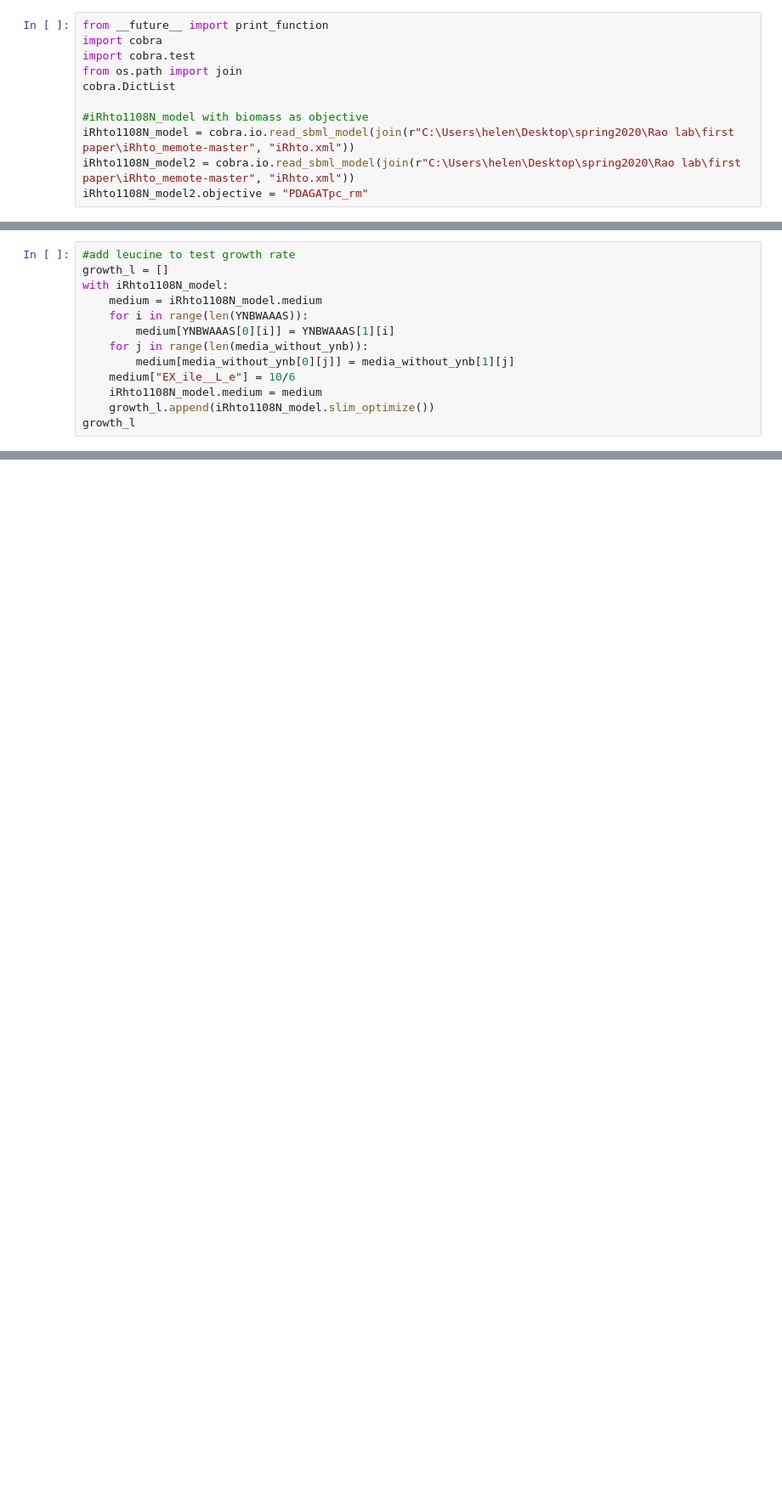
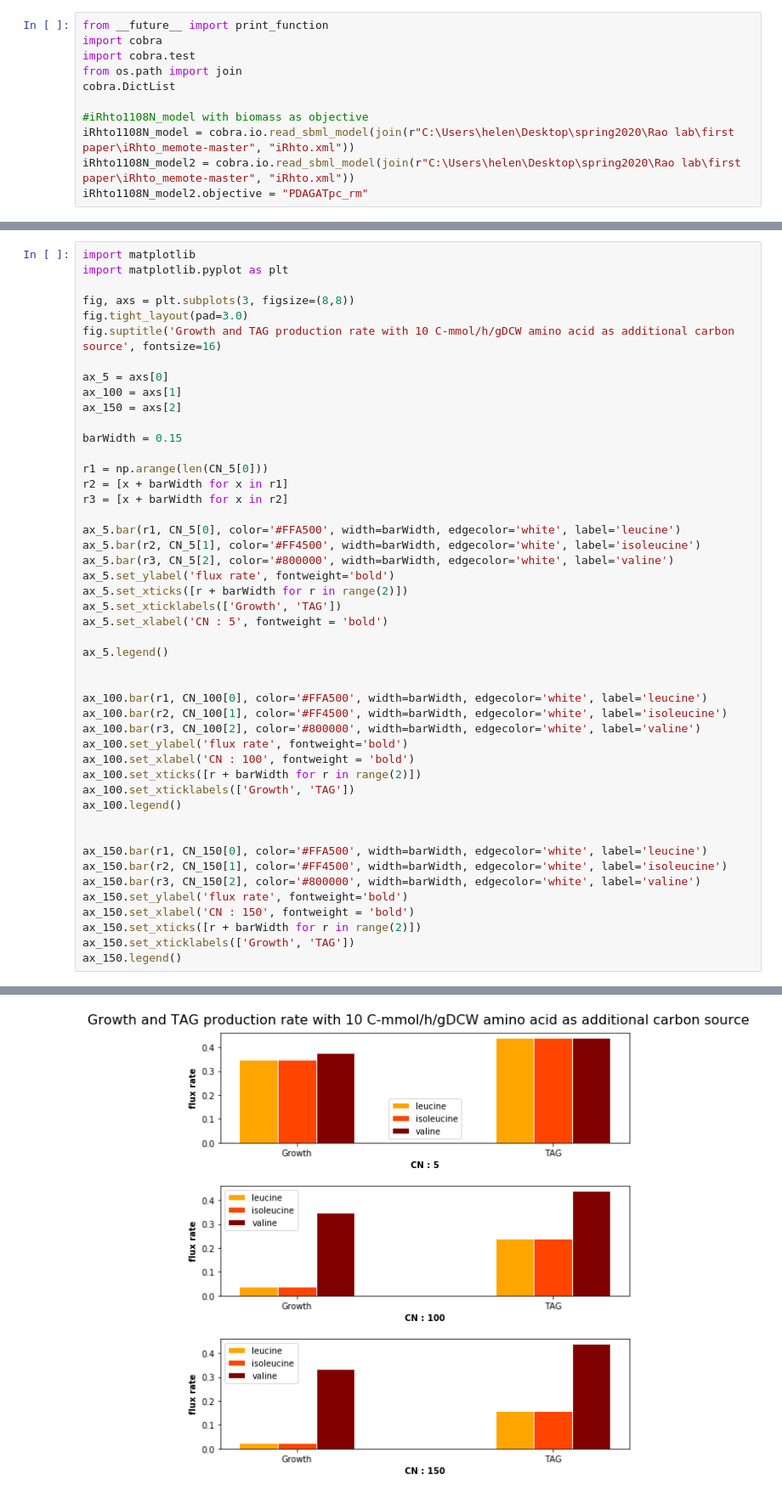
Before and after one commit to xihexu/research-with-Rao-Lab, a Jupyter notebook: Growth Simulation .ipynb, the cells around one changed output, grey strips where cells are left out. Shown: that part at 85% size. Cells and saved outputs as stored; diff of their text form; blank space fills up the shorter version.

Commit message:
fixed calculation error, added result for two other CN rate

```diff
--- a/Growth Simulation .ipynb
+++ b/Growth Simulation .ipynb
@@ -47,13 +85,0 @@ growth_v
-# %%
-#add leucine to test growth rate
-growth_l = []
-with iRhto1108N_model:
-    medium = iRhto1108N_model.medium
-    for i in range(len(YNBWAAAS)):
-        medium[YNBWAAAS[0][i]] = YNBWAAAS[1][i]
-    for j in range(len(media_without_ynb)):
-        medium[media_without_ynb[0][j]] = media_without_ynb[1][j]
-    medium["EX_ile__L_e"] = 10/6
-    iRhto1108N_model.medium = medium
-    growth_l.append(iRhto1108N_model.slim_optimize())
-growth_l
@@ -112,0 +260,48 @@ TAG production: 1.8912824552071372
+# %%
+import matplotlib
+import matplotlib.pyplot as plt
+
+fig, axs = plt.subplots(3, figsize=(8,8))
+fig.tight_layout(pad=3.0)
+fig.suptitle('Growth and TAG production rate with 10 C-mmol/h/gDCW amino acid as additional carbon source', fontsize=16)
+
+ax_5 = axs[0]
+ax_100 = axs[1]
+ax_150 = axs[2]
+
+barWidth = 0.15
+
+r1 = np.arange(len(CN_5[0]))
+r2 = [x + barWidth for x in r1]
+r3 = [x + barWidth for x in r2]
+
+ax_5.bar(r1, CN_5[0], color='#FFA500', width=barWidth, edgecolor='white', label='leucine')
+ax_5.bar(r2, CN_5[1], color='#FF4500', width=barWidth, edgecolor='white', label='isoleucine')
+ax_5.bar(r3, CN_5[2], color='#800000', width=barWidth, edgecolor='white', label='valine')
+ax_5.set_ylabel('flux rate', fontweight='bold')
+ax_5.set_xticks([r + barWidth for r in range(2)])
+ax_5.set_xticklabels(['Growth', 'TAG'])
+ax_5.set_xlabel('CN : 5', fontweight = 'bold')
+
+ax_5.legend()
+
+
+ax_100.bar(r1, CN_100[0], color='#FFA500', width=barWidth, edgecolor='white', label='leucine')
+ax_100.bar(r2, CN_100[1], color='#FF4500', width=barWidth, edgecolor='white', label='isoleucine')
+ax_100.bar(r3, CN_100[2], color='#800000', width=barWidth, edgecolor='white', label='valine')
+ax_100.set_ylabel('flux rate', fontweight='bold')
+ax_100.set_xlabel('CN : 100', fontweight = 'bold')
+ax_100.set_xticks([r + barWidth for r in range(2)])
+ax_100.set_xticklabels(['Growth', 'TAG'])
+ax_100.legend()
+
+
+ax_150.bar(r1, CN_150[0], color='#FFA500', width=barWidth, edgecolor='white', label='leucine')
+ax_150.bar(r2, CN_150[1], color='#FF4500', width=barWidth, edgecolor='white', label='isoleucine')
+ax_150.bar(r3, CN_150[2], color='#800000', width=barWidth, edgecolor='white', label='valine')
+ax_150.set_ylabel('flux rate', fontweight='bold')
+ax_150.set_xlabel('CN : 150', fontweight = 'bold')
+ax_150.set_xticks([r + barWidth for r in range(2)])
+ax_150.set_xticklabels(['Growth', 'TAG'])
+ax_150.legend()
+# %% [output]
@@ -112,0 +309 @@ TAG production: 1.8912824552071372
+[figure, added]
```
Also changed, not shown: parts of 10 cells of this notebook.
